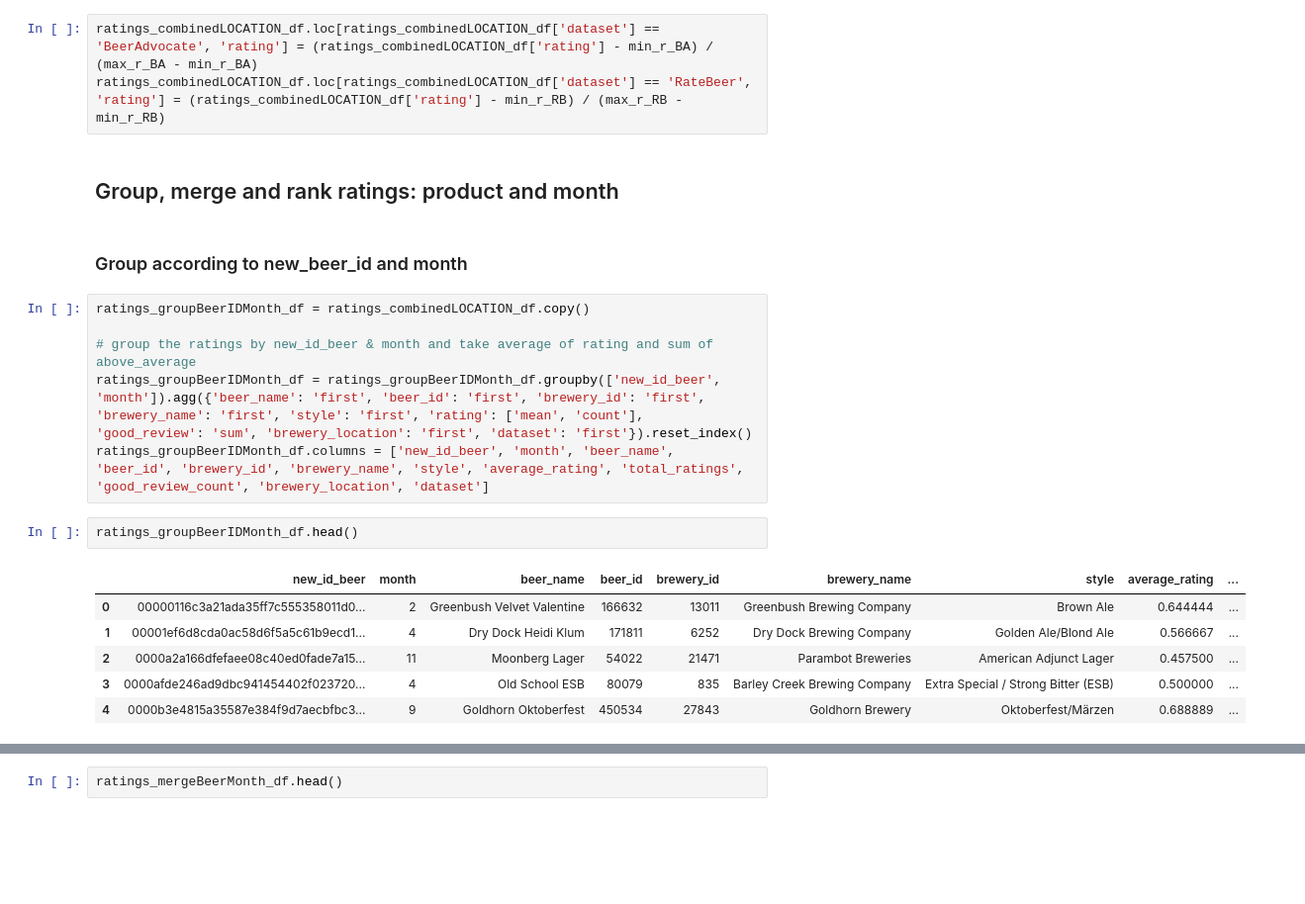
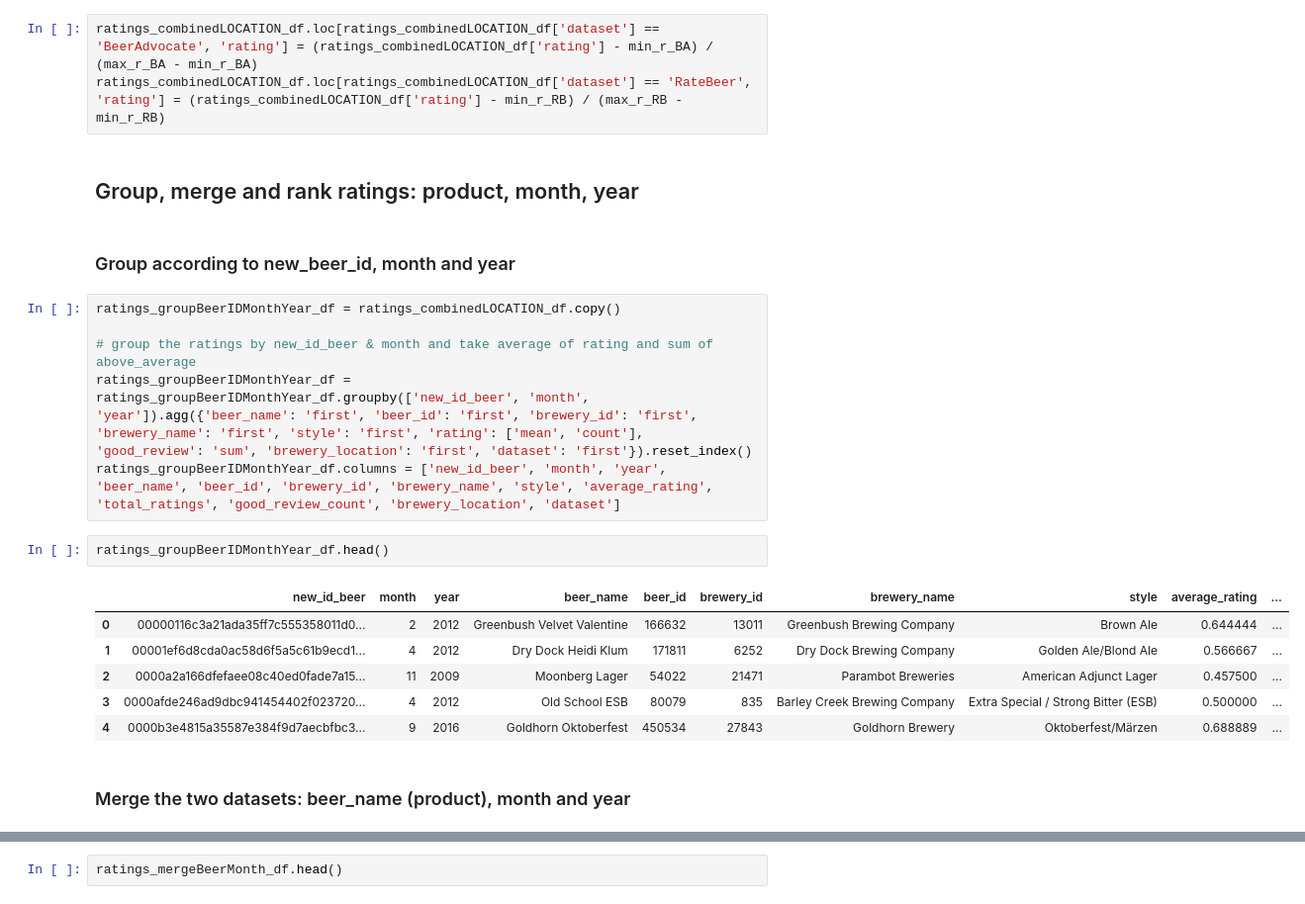
Before and after one commit to epfl-ada/ada-2023-project-datababes, a Jupyter notebook: eda2ALEX_location.ipynb, the cells around one changed output, grey strips where cells are left out. Shown at 99% size. Cells and saved outputs as stored; diff of their text form; blank space fills up the shorter version.

```diff
--- a/eda2ALEX_location.ipynb
+++ b/eda2ALEX_location.ipynb
@@ -1035,21 +1037,23 @@ As the worst rating that can possible be given for the two datasets, it is neces
 ratings_combinedLOCATION_df.loc[ratings_combinedLOCATION_df['dataset'] == 'BeerAdvocate', 'rating'] = (ratings_combinedLOCATION_df['rating'] - min_r_BA) / (max_r_BA - min_r_BA)
 ratings_combinedLOCATION_df.loc[ratings_combinedLOCATION_df['dataset'] == 'RateBeer', 'rating'] = (ratings_combinedLOCATION_df['rating'] - min_r_RB) / (max_r_RB - min_r_RB)
 # %% [markdown]
-## Group, merge and rank ratings: product and month
+## Group, merge and rank ratings: product, month, year
 # %% [markdown]
-### Group according to new_beer_id and month
+### Group according to new_beer_id, month and year
 # %%
-ratings_groupBeerIDMonth_df = ratings_combinedLOCATION_df.copy()
+ratings_groupBeerIDMonthYear_df = ratings_combinedLOCATION_df.copy()
 
 # group the ratings by new_id_beer & month and take average of rating and sum of above_average
-ratings_groupBeerIDMonth_df = ratings_groupBeerIDMonth_df.groupby(['new_id_beer', 'month']).agg({'beer_name': 'first', 'beer_id': 'first', 'brewery_id': 'first', 'brewery_name': 'first', 'style': 'first', 'rating': ['mean', 'count'], 'good_review': 'sum', 'brewery_location': 'first', 'dataset': 'first'}).reset_index()
-ratings_groupBeerIDMonth_df.columns = ['new_id_beer', 'month', 'beer_name', 'beer_id', 'brewery_id', 'brewery_name', 'style', 'average_rating', 'total_ratings', 'good_review_count', 'brewery_location', 'dataset']
+ratings_groupBeerIDMonthYear_df = ratings_groupBeerIDMonthYear_df.groupby(['new_id_beer', 'month', 'year']).agg({'beer_name': 'first', 'beer_id': 'first', 'brewery_id': 'first', 'brewery_name': 'first', 'style': 'first', 'rating': ['mean', 'count'], 'good_review': 'sum', 'brewery_location': 'first', 'dataset': 'first'}).reset_index()
+ratings_groupBeerIDMonthYear_df.columns = ['new_id_beer', 'month', 'year', 'beer_name', 'beer_id', 'brewery_id', 'brewery_name', 'style', 'average_rating', 'total_ratings', 'good_review_count', 'brewery_location', 'dataset']
 # %%
-ratings_groupBeerIDMonth_df.head()
+ratings_groupBeerIDMonthYear_df.head()
 # %% [output]
-|  | new_id_beer | month | beer_name | beer_id | brewery_id | brewery_name | style | average_rating | ... |
-| 0 | 00000116c3a21ada35ff7c555358011d0... | 2 | Greenbush Velvet Valentine | 166632 | 13011 | Greenbush Brewing Company | Brown Ale | 0.644444 | ... |
-| 1 | 00001ef6d8cda0ac58d6f5a5c61b9ecd1... | 4 | Dry Dock Heidi Klum | 171811 | 6252 | Dry Dock Brewing Company | Golden Ale/Blond Ale | 0.566667 | ... |
-| 2 | 0000a2a166dfefaee08c40ed0fade7a15... | 11 | Moonberg Lager | 54022 | 21471 | Parambot Breweries | American Adjunct Lager | 0.457500 | ... |
-| 3 | 0000afde246ad9dbc941454402f023720... | 4 | Old School ESB | 80079 | 835 | Barley Creek Brewing Company | Extra Special / Strong Bitter (ESB) | 0.500000 | ... |
-| 4 | 0000b3e4815a35587e384f9d7aecbfbc3... | 9 | Goldhorn Oktoberfest | 450534 | 27843 | Goldhorn Brewery | Oktoberfest/Märzen | 0.688889 | ... |
+|  | new_id_beer | month | year | beer_name | beer_id | brewery_id | brewery_name | style | average_rating | ... |
+| 0 | 00000116c3a21ada35ff7c555358011d0... | 2 | 2012 | Greenbush Velvet Valentine | 166632 | 13011 | Greenbush Brewing Company | Brown Ale | 0.644444 | ... |
+| 1 | 00001ef6d8cda0ac58d6f5a5c61b9ecd1... | 4 | 2012 | Dry Dock Heidi Klum | 171811 | 6252 | Dry Dock Brewing Company | Golden Ale/Blond Ale | 0.566667 | ... |
+| 2 | 0000a2a166dfefaee08c40ed0fade7a15... | 11 | 2009 | Moonberg Lager | 54022 | 21471 | Parambot Breweries | American Adjunct Lager | 0.457500 | ... |
+| 3 | 0000afde246ad9dbc941454402f023720... | 4 | 2012 | Old School ESB | 80079 | 835 | Barley Creek Brewing Company | Extra Special / Strong Bitter (ESB) | 0.500000 | ... |
+| 4 | 0000b3e4815a35587e384f9d7aecbfbc3... | 9 | 2016 | Goldhorn Oktoberfest | 450534 | 27843 | Goldhorn Brewery | Oktoberfest/Märzen | 0.688889 | ... |
+# %% [markdown]
+### Merge the two datasets: beer_name (product), month and year
```
Also changed, not shown: parts of 35 cells of this notebook.
